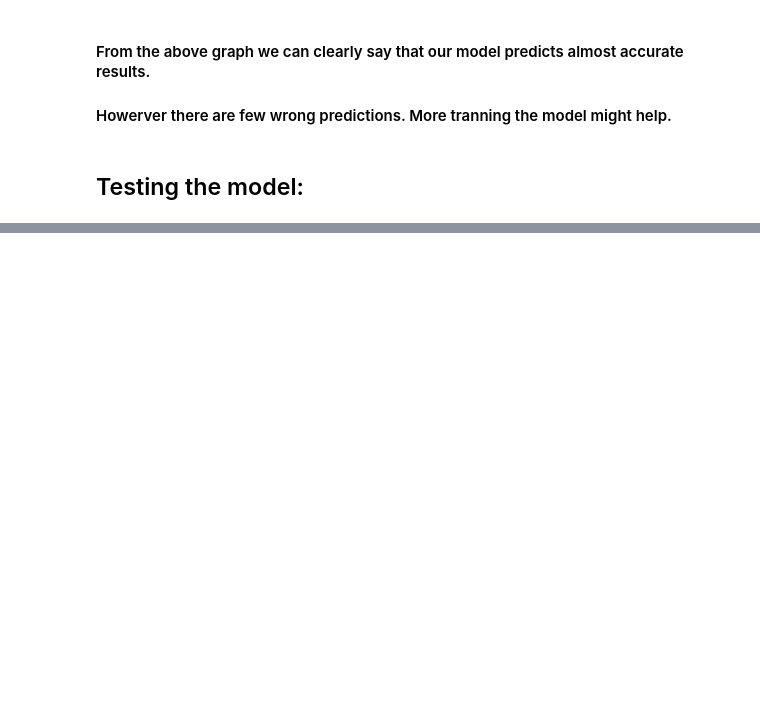
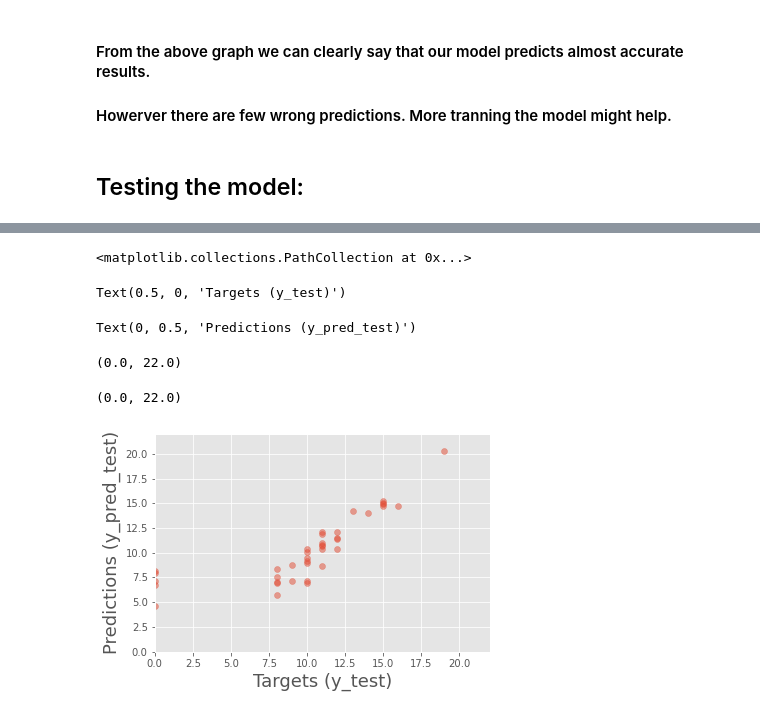
Before and after one commit to Somnathpaul/marks-prediction, a Jupyter notebook: predict marks.ipynb, the cells around one changed output, grey strips where cells are left out. Drawn from its saved outputs; the diff is of its cells as text; code cells hidden in the pictures; blank space fills up the shorter version.

Commit message:
test prediction method and analysis added

```diff
--- a/predict marks.ipynb
+++ b/predict marks.ipynb
@@ -306,4 +306,4 @@ Text(0, 0.5, 'Predictions (y_pred)')
 # %% [markdown]
 ## Testing the model:
 # %%
-y_pred_test = lreg.predict(x_test)
+y_pred_test = linear.predict(x_test)
@@ -309,0 +344,18 @@ y_pred_test = lreg.predict(x_test)
+# %%
+plt.scatter(y_test, y_pred_test, alpha=0.5)
+# Let's also name the axes
+plt.xlabel('Targets (y_test)',size=18)
+plt.ylabel('Predictions (y_pred_test)',size=18)
+# Sometimes the plot will have different scales of the x-axis and the y-axis
+# This is an issue as we won't be able to interpret the '45-degree line'
+# We want the x-axis and the y-axis to be the same
+plt.xlim(0,22)
+plt.ylim(0,22)
+plt.show()
+# %% [output]
+<matplotlib.collections.PathCollection at 0x...>
+Text(0.5, 0, 'Targets (y_test)')
+Text(0, 0.5, 'Predictions (y_pred_test)')
+(0.0, 22.0)
+(0.0, 22.0)
+[figure, added]
```
Also changed, not shown: parts of 11 cells of this notebook, 1 other file.
